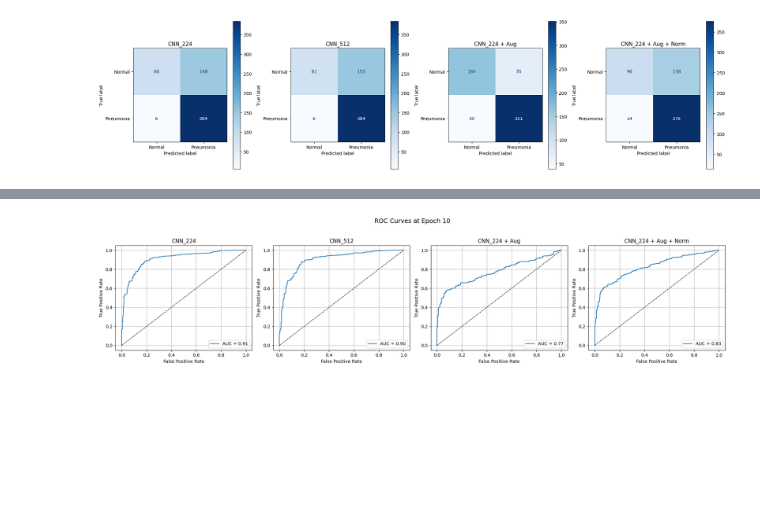
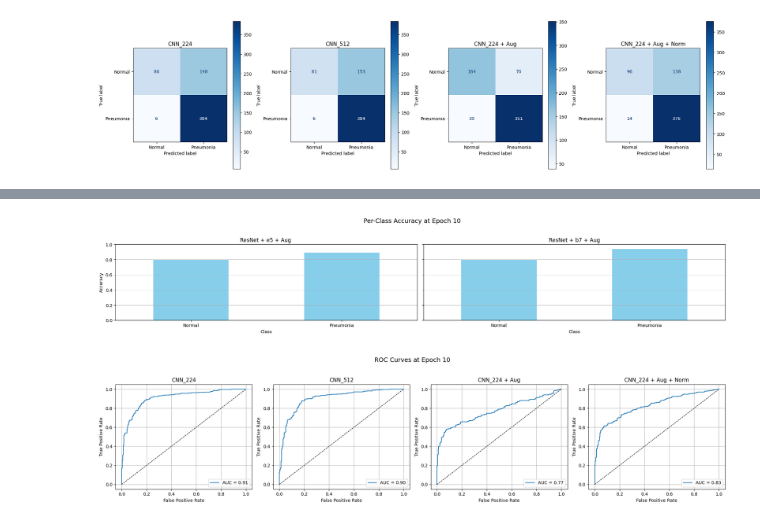
Before and after one commit to Meliothep/ML-001, a Jupyter notebook: notebook/predsCompare.ipynb, the cells around one changed output, grey strips where cells are left out. Cells and saved outputs as stored; diff of their text form; code cells hidden in the pictures; blank space fills up the shorter version.

```diff
--- a/notebook/predsCompare.ipynb
+++ b/notebook/predsCompare.ipynb
@@ -218,3 +274,30 @@ plt.show()
+# %%
+pred_sets = [
+    ("ResNet + e5 + Aug ",  preds_res_e5[preds_res_e5["epoch"] == 5]),
+    ("ResNet + b7 + Aug", preds_res_b7[preds_res_b7["epoch"] == 7]),
+]
+
+# Create subplots
+fig, axes = plt.subplots(1, 2, figsize=(20, 4), sharey=True)
+
+# Plot per-class accuracy bars
+for ax, (title, df) in zip(axes, pred_sets):
+    class_acc = df.groupby("true_label", group_keys=False).apply(
+        lambda d: (d["true_label"] == d["predicted_label"]).mean()
+    )
+    class_acc.plot(kind="bar", ax=ax, title=title, color="skyblue")
+    ax.set_ylim(0, 1)
+    ax.set_xlabel("Class")
+    if ax == axes[0]:
+        ax.set_ylabel("Accuracy")
+    ax.grid(True, axis="y")
+    ax.set_xticklabels(["Normal", "Pneumonia"], rotation=0)
+
+plt.suptitle("Per-Class Accuracy at Epoch 10", fontsize=14)
+plt.tight_layout(rect=[0, 0.03, 1, 0.95])
+plt.show()
+# %% [output]
+[figure, added]
 # %%
 # Filter predictions at epoch 10
 preds_224_e10 = preds_224[preds_224["epoch"] == 10]
```
Also changed, not shown: parts of 8 cells of this notebook, 11 other files.
